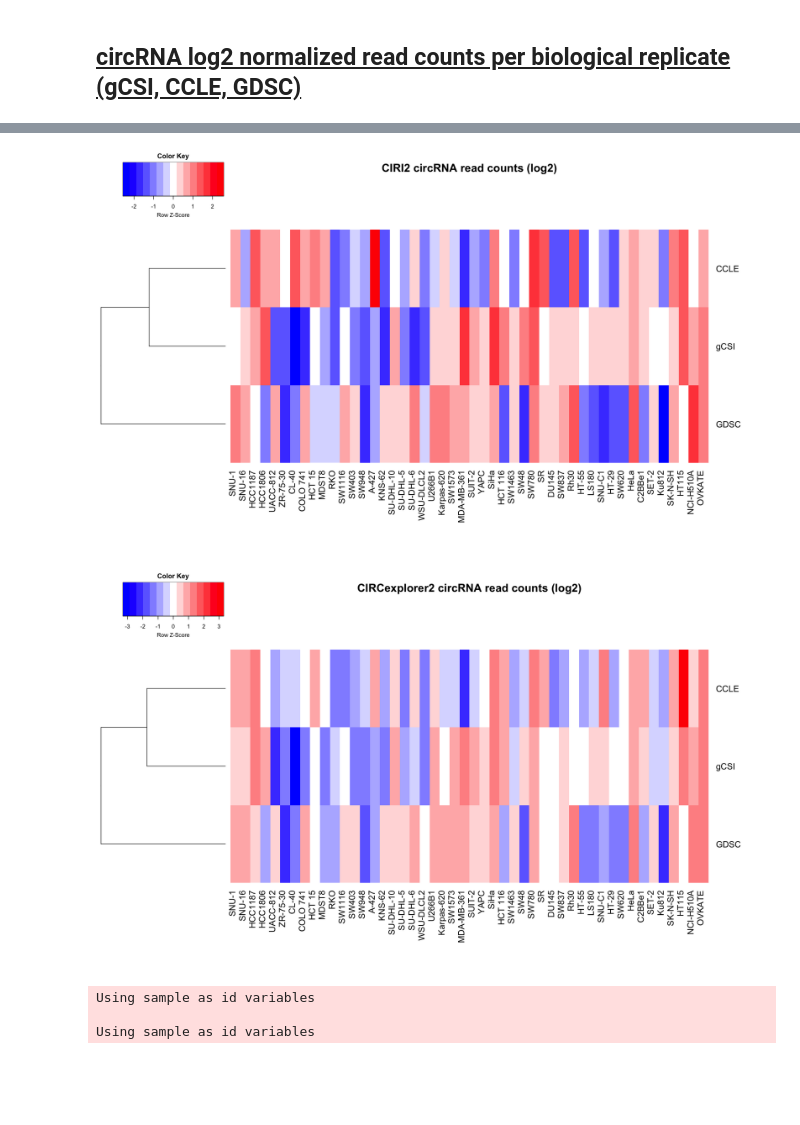
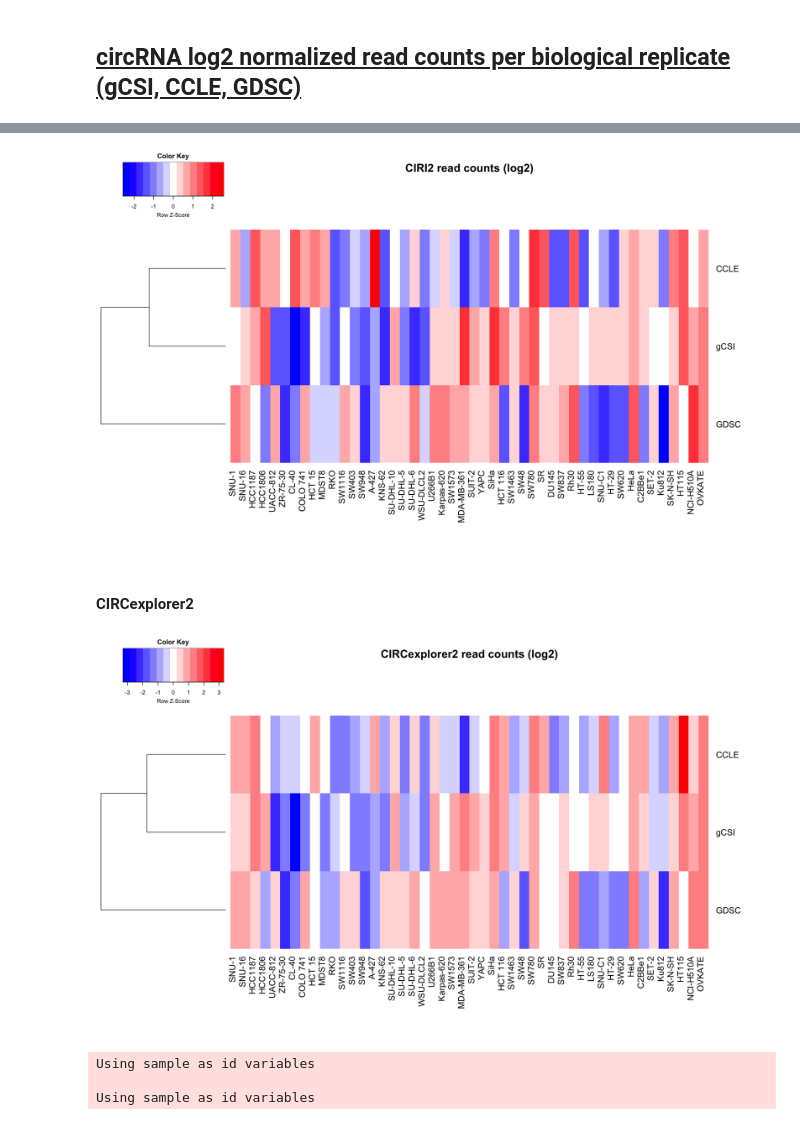
Before and after one commit to anthfm/circRNA, a Jupyter notebook: summarize_circRNA.ipynb, the cells around one changed output, grey strips where cells are left out. Drawn from its saved outputs; the diff is of its cells as text; code cells hidden in the pictures; blank space fills up the shorter version.

```diff
--- a/summarize_circRNA.ipynb
+++ b/summarize_circRNA.ipynb
@@ -502,23 +505,25 @@ ggplot(df3.box, aes(x = variable, y = value, fill = tool)) +
 # %%
 #heatmap of log2 read counts for CIRI2 per biological replicate across gCSI, CCLE, GDSC
 ciri_combined_t <- t(ciri_combined[,c("gCSI","CCLE","GDSC")])
 ciri_combined_t <- log2(ciri_combined_t)
 options(repr.plot.width=15, repr.plot.height=9)
-heatmap.2(ciri_combined_t[,colnames(ciri_combined_t)], col=bluered,trace="none", main="CIRI2 circRNA read counts (log2)",
+heatmap.2(ciri_combined_t[,colnames(ciri_combined_t)], col=bluered,trace="none", main="CIRI2 read counts (log2)",
           scale="row", density.info="none",
           margins=c(12,8), keysize=1, cexRow=1.4, cexCol=1.4, Colv=FALSE, dendrogram="row")
 # %% [output]
-[figure, old version]
+[figure, new version]
+# %% [markdown]
+#### CIRCexplorer2
 # %%
 #heatmap of log2 read counts for CIRCexplorer2 per biological replicate across gCSI, CCLE, GDSC
 circ_combined_t <- t(circ_combined[,c("gCSI","CCLE","GDSC")])
 circ_combined_t <- log2(circ_combined_t)
 options(repr.plot.width=15, repr.plot.height=9)
-heatmap.2(circ_combined_t[,colnames(ciri_combined_t)], col=bluered,trace="none", main="CIRCexplorer2 circRNA read counts (log2)",
+heatmap.2(circ_combined_t[,colnames(ciri_combined_t)], col=bluered,trace="none", main="CIRCexplorer2 read counts (log2)",
           scale="row", density.info="none",
           margins=c(12,8), keysize=1, cexRow=1.4, cexCol=1.4, Colv=FALSE, dendrogram="row")
 # %% [output]
-[figure, old version]
+[figure, new version]
 # %%
 ciri_combined_2 <- ciri_combined[,c("gCSI","CCLE","GDSC")]
 ciri_combined_2$sample <- rownames(ciri_combined_2)
```
Also changed, not shown: parts of 8 cells of this notebook.
